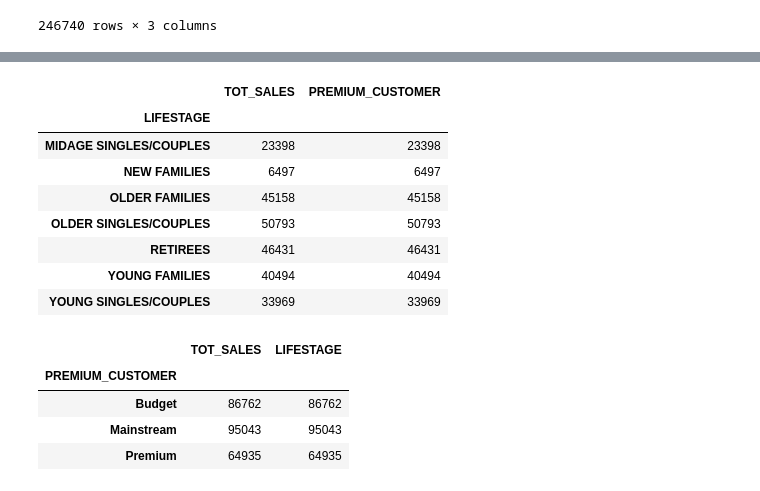
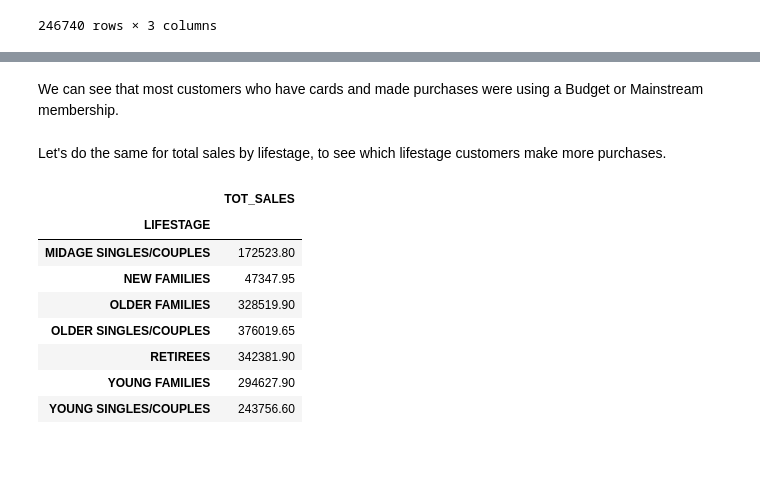
Before and after one commit to NisanBaysal/chipData, a Jupyter notebook: Desktop/github projects/chipDataAnalysis/ChipAnalysis.ipynb, the cells around one changed output, grey strips where cells are left out. Drawn from its saved outputs; the diff is of its cells as text; code cells hidden in the pictures; blank space fills up the shorter version.

```diff
--- a/Desktop/github projects/chipDataAnalysis/ChipAnalysis.ipynb
+++ b/Desktop/github projects/chipDataAnalysis/ChipAnalysis.ipynb
@@ -398,21 +402,18 @@ df_byPremium_byLifestage=combined_df_fortask1.groupby(['PREMIUM_CUSTOMER','LIFES
+# %% [markdown]
+We can see that most customers who have cards and made purchases were using a Budget or Mainstream membership.
+# %% [markdown]
+Let's do the same for total sales by lifestage, to see which lifestage customers make more purchases.
 # %%
-df_byLifeStage
+sales_by_LifeStage = combined_df_fortask1.groupby('LIFESTAGE')[['TOT_SALES']].sum()
+sales_by_LifeStage
 #plt.bar(df_byLifeStage)
 # %% [output]
-|  | TOT_SALES | PREMIUM_CUSTOMER |
-| LIFESTAGE |  |  |
-| MIDAGE SINGLES/COUPLES | 23398 | 23398 |
-| NEW FAMILIES | 6497 | 6497 |
-| OLDER FAMILIES | 45158 | 45158 |
-| OLDER SINGLES/COUPLES | 50793 | 50793 |
-| RETIREES | 46431 | 46431 |
-| YOUNG FAMILIES | 40494 | 40494 |
-| YOUNG SINGLES/COUPLES | 33969 | 33969 |
+|  | TOT_SALES |
+| LIFESTAGE |  |
+| MIDAGE SINGLES/COUPLES | 172523.80 |
+| NEW FAMILIES | 47347.95 |
+| OLDER FAMILIES | 328519.90 |
+| OLDER SINGLES/COUPLES | 376019.65 |
+| RETIREES | 342381.90 |
+| YOUNG FAMILIES | 294627.90 |
+| YOUNG SINGLES/COUPLES | 243756.60 |
-# %%
-df_byPremium
-# %% [output]
-|  | TOT_SALES | LIFESTAGE |
-| PREMIUM_CUSTOMER |  |  |
-| Budget | 86762 | 86762 |
-| Mainstream | 95043 | 95043 |
-| Premium | 64935 | 64935 |
```
Also changed, not shown: parts of 23 cells of this notebook.
